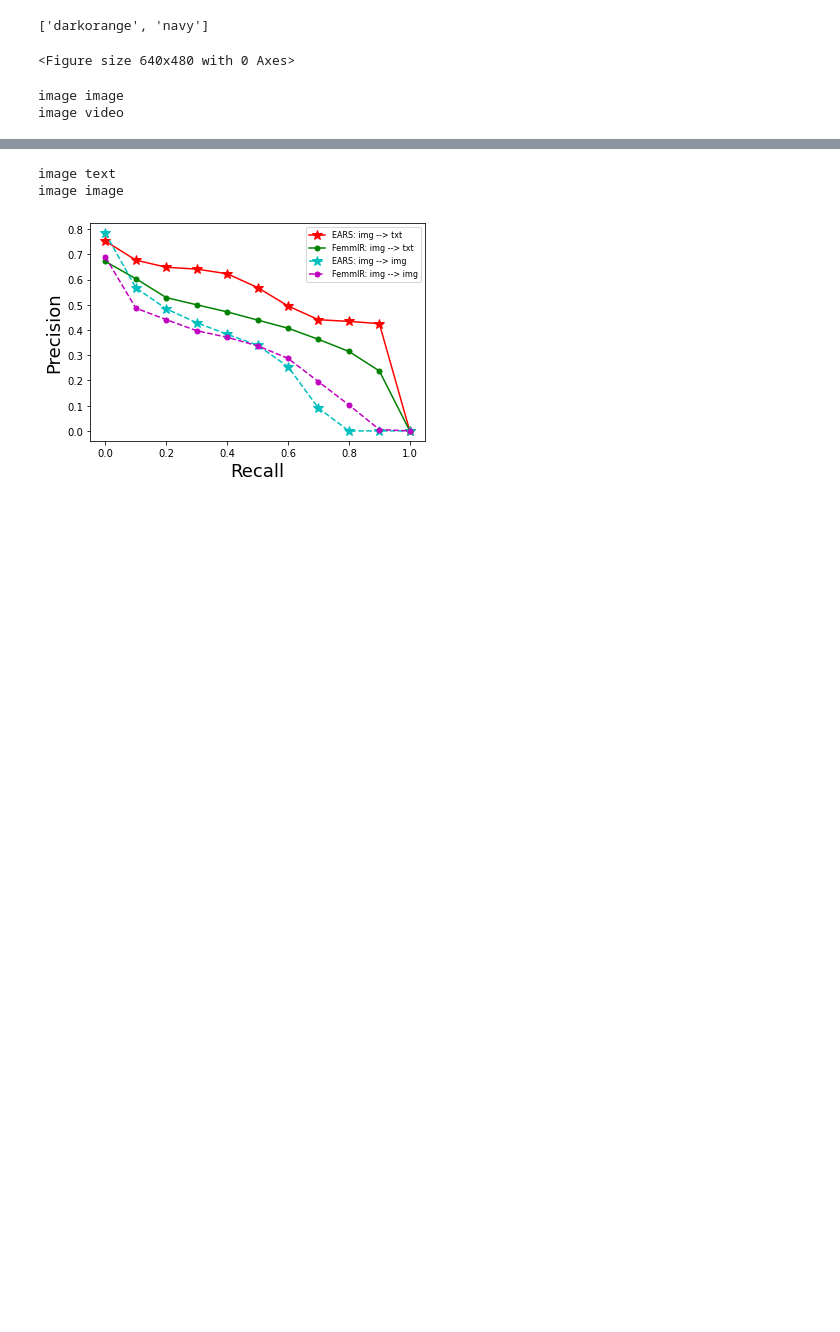
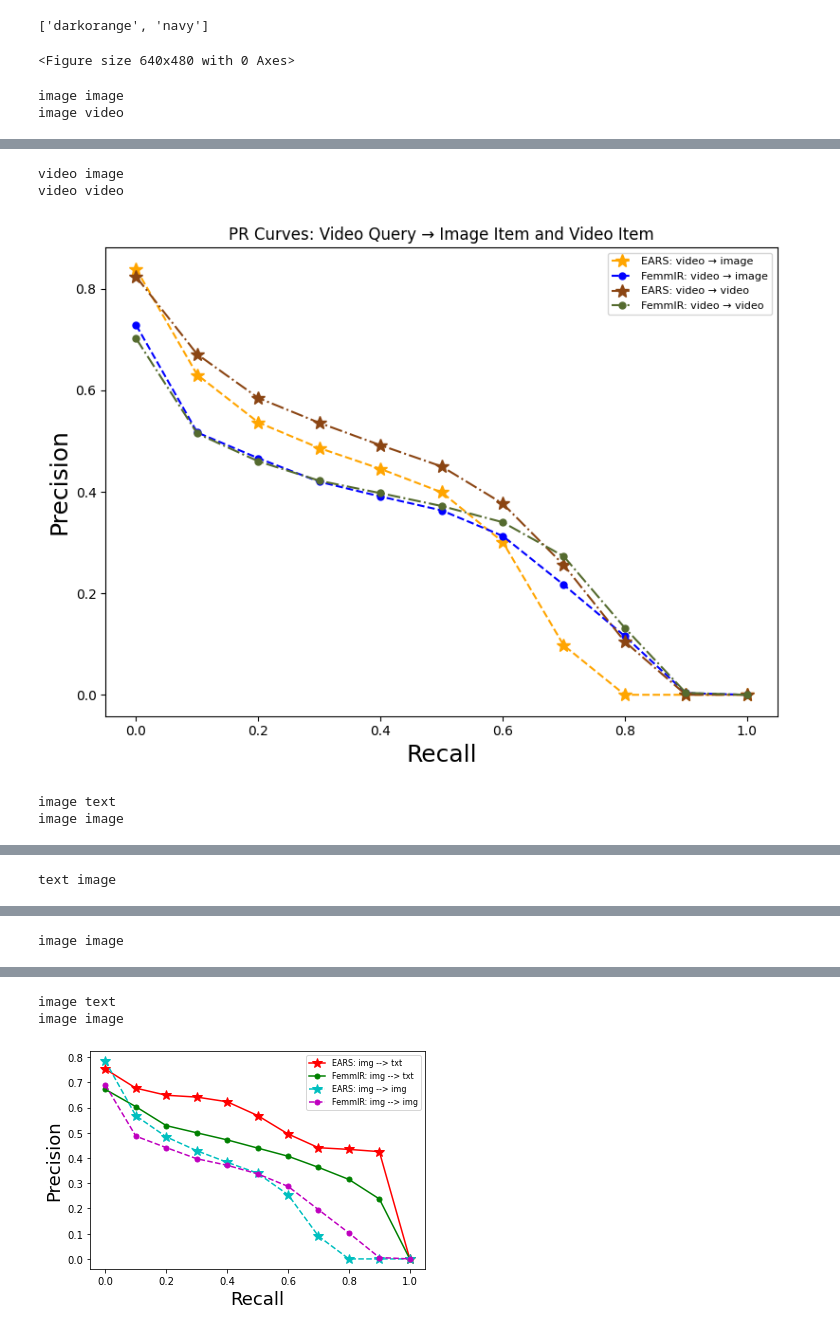
Before and after one commit to ksolaiman/MMIR-SQL-GCN, a Jupyter notebook: pr_curve_generation.ipynb, the cells around one changed output, grey strips where cells are left out. Cells and saved outputs as stored; diff of their text form; code cells hidden in the pictures; blank space fills up the shorter version.

Commit message:
updated run for queries involving text modality, which curves to keep written in LBR draft.

```diff
--- a/pr_curve_generation.ipynb
+++ b/pr_curve_generation.ipynb
@@ -267,33 +267,44 @@ def compare_modalities(query='image', split=True, targets=None, simgnn_model_fol
         for idx, target in enumerate(targets):
             plt.figure(figsize=(8, 6))
             show_compare(query, target, setting_map[target], simgnn_model_folder)
             plt.title(f'PR Curve: {query.capitalize()} Query → {title_map.get(target, target.capitalize())}')
             plt.tight_layout()
             if figSave:
               save_pr_curve_plot(query, target, plt, 'EARS+FemmIR', outdir=graph_save_dir, add_date=True)
             plt.show()
     else:
         plt.figure(figsize=(8, 6))
         for idx, target in enumerate(targets):
             show_compare(query, target, setting_map[target], simgnn_model_folder)
         target_labels = ' and '.join([title_map.get(t, t.capitalize()) for t in targets])
         plt.title(f'PR Curves: {query.capitalize()} Query → {target_labels}')
         plt.tight_layout()
         if figSave:
               save_pr_curve_plot(query, '('+'+'.join(targets)+')', plt, 'EARS+FemmIR', outdir=graph_save_dir, add_date=True)
         plt.show()
 
 
 # the following line would just save the figures in graphs/pr_curve folder
 # ran with "sim-as-prediction" results, so no good anymore
 # compare_modalities(query='image', split=False)
 
-compare_modalities(query='image', split=False, simgnn_model_folder = "sim-as-prediction", figSave=False)
-compare_modalities(query='video', split=False, simgnn_model_folder = "sim-as-prediction", figSave=False)
+smf = "sim-as-prediction"
+
+compare_modalities(query='image', split=False, simgnn_model_folder = smf, figSave=False)
+compare_modalities(query='video', split=False, simgnn_model_folder = smf, figSave=False)
 
 # for comparing against the reference model in the cell after this
-compare_modalities(query='image', split=False, targets= ['text', 'image'], simgnn_model_folder = "sim-as-prediction", figSave=False)
+compare_modalities(query='image', split=False, targets= ['text', 'image'], simgnn_model_folder = smf, figSave=False)
+
+
+compare_modalities(query='text', split=False, targets= ['image'], simgnn_model_folder = smf, figSave=False)
+compare_modalities(query='image', split=False, targets= ['image'], simgnn_model_folder = smf, figSave=False)
 # %% [output]
 image image
 image video
 [figure]
+video image
+video video
+[figure, added]
+image text
+image image
@@ -299,0 +312 @@ image video
+text image
@@ -299,0 +314 @@ image video
+image image
```
Also changed, not shown: parts of 1 cell of this notebook.
